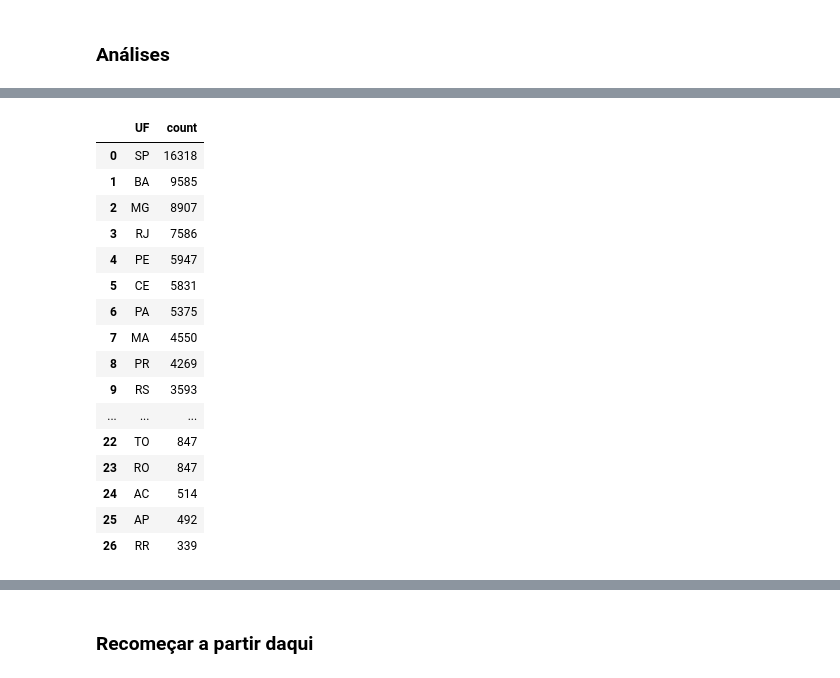
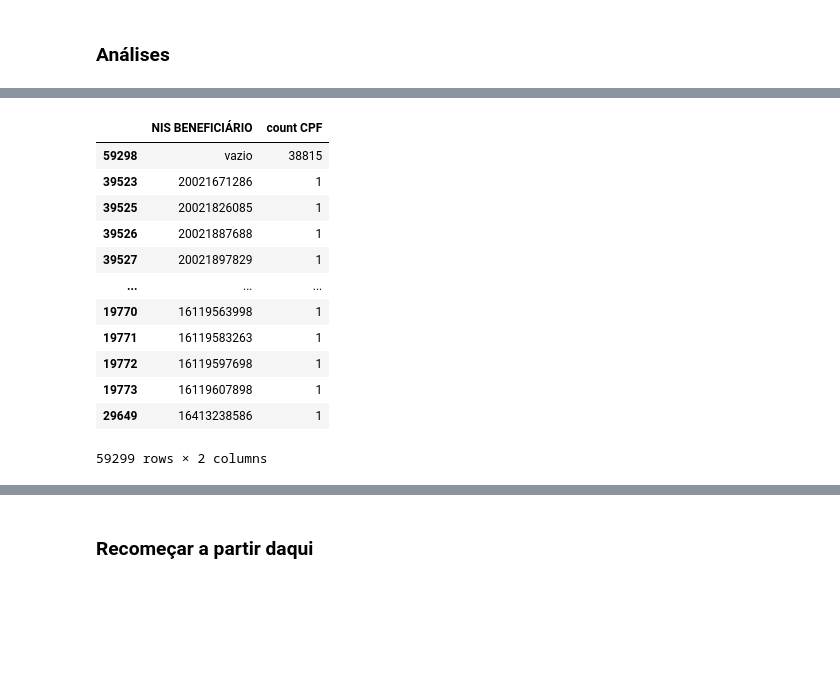
Before and after one commit to leandrofusco/Auxilio_emergencial, a Jupyter notebook: Analise_auxilio_emergencial.ipynb, the cells around one changed output, grey strips where cells are left out. Cells and saved outputs as stored; diff of their text form; code cells hidden in the pictures; blank space fills up the shorter version.

```diff
--- a/Analise_auxilio_emergencial.ipynb
+++ b/Analise_auxilio_emergencial.ipynb
@@ -120,5 +120,6 @@ Pagamento bloqueado ou cancelado     4655
 Valor devolvido à União.              215
 Name: OBSERVAÇÃO, dtype: int64
 # %%
-# Supondo que o valor Nan seja equivalente ao valor 'Não há', vamos substituir o valor Nan por 'Não há'.
+# Supondo que o valor Nan seja equivalente ao valor 'Não há', vamos substituir o valor Nan e o valor 'Não há' por 'recebe'.
 df_202004.fillna(value={'OBSERVAÇÃO':'Não há'}, inplace=True)
+df_202004['OBSERVAÇÃO'].replace('Não há','recebe', inplace=True)
@@ -142,5 +151,5 @@ NaN               59625
 Name: CPF RESPONSÁVEL, Length: 37372, dtype: int64
 # %%
-# Supondo que o valor Nan seja equivalente ao valor ***.000.000-**, por isso vamos substituir os dois por '' vazio
-df_202004.fillna(value={'CPF RESPONSÁVEL':''}, inplace=True)
-df_202004.replace(to_replace='***.000.000-**', value='', inplace=True)
+# Supondo que o valor Nan seja equivalente ao valor ***.000.000-**, por isso vamos substituir os dois por 'vazio'
+df_202004.fillna(value={'CPF RESPONSÁVEL':'vazio'}, inplace=True)
+df_202004['CPF RESPONSÁVEL'].replace(to_replace='***.000.000-**', value='vazio', inplace=True)
@@ -146,0 +172,3 @@ df_202004.replace(to_replace='***.000.000-**', value='', inplace=True)
+# %%
+# Supondo que o valor Nan seja equivalente ao valor ***.000.000-**, por isso vamos substituir os dois por 'vazio'
+df_202004['CPF BENEFICIÁRIO'].replace(to_replace='***.000.000-**', value='vazio', inplace=True)
@@ -161,3 +221,6 @@ df_202004['CÓDIGO MUNICÍPIO IBGE'].fillna(df_202004['CÓDIGO MUNICÍPIO IBGE']
+# %%
+# Substituir os valores 0 pelo padrão vazio
+df_202004['NIS BENEFICIÁRIO'].replace(0,'vazio', inplace=True)
 # %%
 # Não temos mais valores Nan
 percent_Nan(df_202004)
@@ -314,41 +482,38 @@ Enquadramento
 # %%
-# Analisando NOME BENEFICÁRIO e NIS RESPONSÁVEL repetidos
+# Analisando Váriáveis repetiddas
 df_202004.groupby([
 
-                    'UF'
+#                     'UF',
 #                     'NOME MUNICÍPIO'
 #                    'NOME BENEFICIÁRIO',
 #                    'NIS RESPONSÁVEL',
-#                     'NIS BENEFICIÁRIO',
+                    'NIS BENEFICIÁRIO',
 #                       'ENQUADRAMENTO',
-#                       'OBSERVAÇÃO'
+#                       'OBSERVAÇÃO',
 #                     'VALOR BENEFÍCIO'
-#                     'CPF RESPONSÁVEL'
+#                     'CPF RESPONSÁVEL',
 #                       'CPF BENEFICIÁRIO'
 
-                                        ])\
+                                        ], dropna=False)['ENQUADRAMENTO']\
             .size()\
-            .reset_index(name='count')\
-            .sort_values(by='count',
+            .reset_index(name='count CPF')\
+            .sort_values(by='count CPF',
                          ascending=False)\
-            .reset_index(drop=True)
+#             .filter(like='Valor devolvido à União')
+#             .reset_index()
 # %% [output]
-|  | UF | count |
-| 0 | SP | 16318 |
-| 1 | BA | 9585 |
-| 2 | MG | 8907 |
-| 3 | RJ | 7586 |
-| 4 | PE | 5947 |
-| 5 | CE | 5831 |
-| 6 | PA | 5375 |
-| 7 | MA | 4550 |
-| 8 | PR | 4269 |
-| 9 | RS | 3593 |
+|  | NIS BENEFICIÁRIO | count CPF |
+| 59298 | vazio | 38815 |
+| 39523 | 20021671286 | 1 |
+| 39525 | 20021826085 | 1 |
+| 39526 | 20021887688 | 1 |
+| 39527 | 20021897829 | 1 |
 | ... | ... | ... |
-| 22 | TO | 847 |
-| 23 | RO | 847 |
-| 24 | AC | 514 |
-| 25 | AP | 492 |
-| 26 | RR | 339 |
+| 19770 | 16119563998 | 1 |
+| 19771 | 16119583263 | 1 |
+| 19772 | 16119597698 | 1 |
+| 19773 | 16119607898 | 1 |
+| 29649 | 16413238586 | 1 |
+59299 rows × 2 columns
 # %%
 df_202004.groupby(['ENQUADRAMENTO'])['OBSERVAÇÃO'].value_counts().to_frame('count').reset_index()
```
Also changed, not shown: parts of 50 cells of this notebook.
